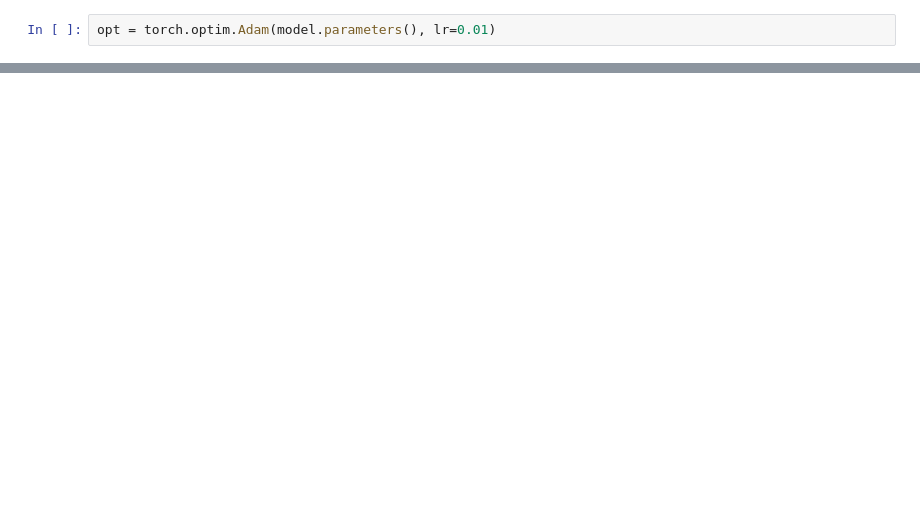
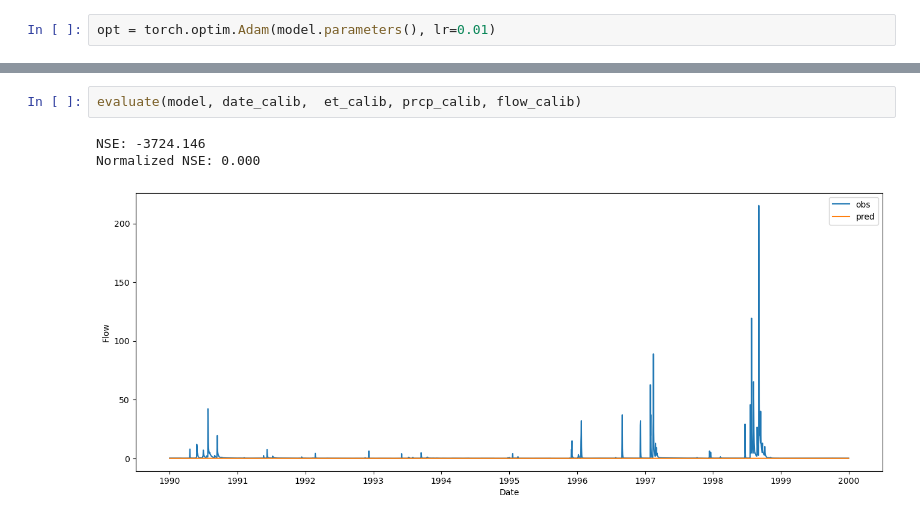
Before and after one commit to arpit-kapoor/hybrid-gr4j, a Jupyter notebook: notebooks/gr4j_module.ipynb, the cells around one changed output, grey strips where cells are left out. Cells and saved outputs as stored; diff of their text form; blank space fills up the shorter version.

Commit message:
Initial commit - hybrid model

```diff
--- a/notebooks/gr4j_module.ipynb
+++ b/notebooks/gr4j_module.ipynb
@@ -191,0 +260,6 @@ RuntimeError: one of the variables needed for gradient computation has been modi
+# %%
+evaluate(model, date_calib,  et_calib, prcp_calib, flow_calib)
+# %% [output]
+NSE: -3724.146
+Normalized NSE: 0.000
+[figure, added]
```
Also changed, not shown: parts of 13 cells of this notebook.
